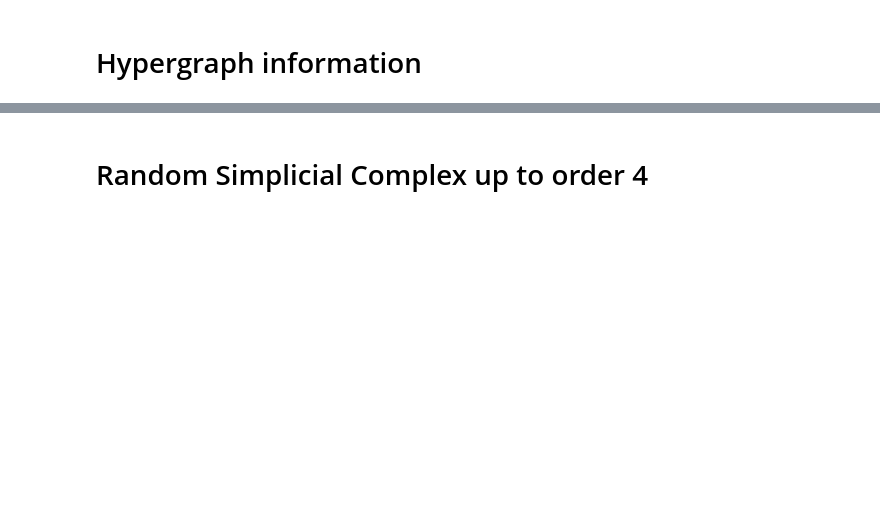
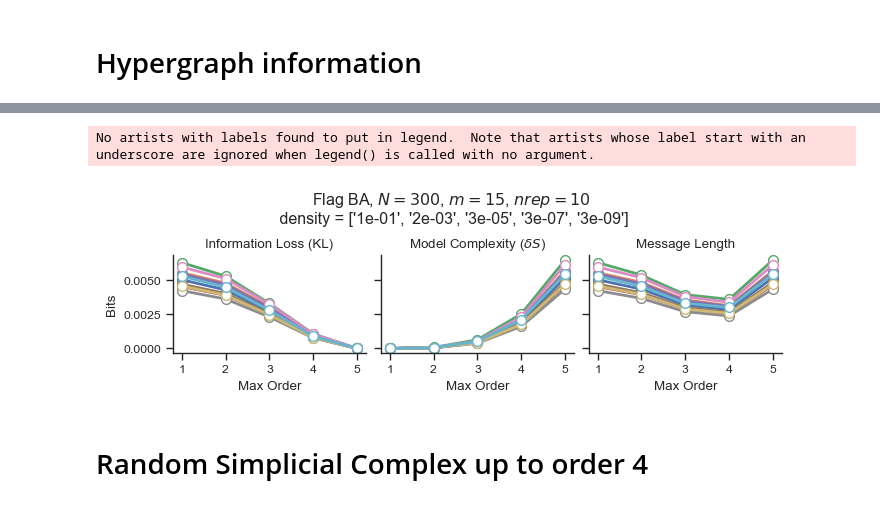
Before and after one commit to maximelucas/hypergraph_reducibility, a Jupyter notebook: notebooks/test_random_BA_max-v2.ipynb, the cells around one changed output, grey strips where cells are left out. Cells and saved outputs as stored; diff of their text form; code cells hidden in the pictures; blank space fills up the shorter version.

```diff
--- a/notebooks/test_random_BA_max-v2.ipynb
+++ b/notebooks/test_random_BA_max-v2.ipynb
@@ -22,11 +22,12 @@ results_dir = "../results/"
 out_dir  = f"{results_dir}synthetic/"
 # %%
 def plot_3panels(info_losses, complexities, orders, labels, legend_title=None):
-
 
     fig, (ax1, ax2, ax3) = plt.subplots(1, 3, figsize=(7, 2.1), constrained_layout=True, sharey=True)
 
     n = len(info_losses)
+    if labels is None:
+        labels = ["" for i in range(n)]
 
     for i in range(n):
         ax1.plot(orders[i], info_losses[i], "o-", label=labels[i], ms=7, mfc="w", lw=2)
@@ -61,0 +65,22 @@ def plot_3panels(info_losses, complexities, orders, labels, legend_title=None):
+# %%
+N = 300
+m = 15
+
+n_reps = 10
+
+Gs = []
+for i in tqdm(range(n_reps)):
+    Gs.append(nx.barabasi_albert_graph(N, m))
+#H0s = [xgi.flag_complex(G, max_order=5) for G in Gs]
+
+H0s = []
+for G in tqdm(Gs):
+    H0s.append(xgi.flag_complex(G, max_order=5))
+
+#H0 = xgi.random_simplicial_complex(N, ps=ps)
+
+orders = np.array(xgi.unique_edge_sizes(H0s[0])) - 1
+weights = np.ones(len(orders))
+max_order = max(orders)
+
+rescale = False
@@ -61,0 +113,3 @@ def plot_3panels(info_losses, complexities, orders, labels, legend_title=None):
+# %%
+dens = np.mean([[xgi.density(H0, d, ignore_singletons=True) for d in orders] for H0 in H0s], axis=0)
+dens
@@ -61,0 +119,8 @@ def plot_3panels(info_losses, complexities, orders, labels, legend_title=None):
+# %%
+Ds_H = np.zeros((n_reps,max_order))
+lZs_H = np.zeros((n_reps,max_order))
+
+for rep, H0 in tqdm(enumerate(H0s)):
+    tau_c = find_charact_tau(H0, orders, weights, rescale_per_node=rescale)
+    print(tau_c)
+    Ds_H[rep], lZs_H[rep], _ = compute_information(H0, tau_c, rescale_per_node=rescale, sparse=False)
@@ -62,3 +238,15 @@ def plot_3panels(info_losses, complexities, orders, labels, legend_title=None):
+# %%
+dens_str = [f"{i:.0e}" for i in dens]
+
+plot_3panels(Ds_H, lZs_H, [orders]*len(Ds_H), labels=None, legend_title="")
+plt.suptitle(f"Flag BA, $N = {N}$, $m={m}$, $nrep={n_reps}$ \n density = {dens_str}")
+
+fig_name = f"message_length_flag_BA_N_{N}_m_{m}_nrep_{n_reps}"
+
+plt.savefig(f"{out_dir}{fig_name}.png", dpi=250, bbox_inches="tight")
+# %% [output]
+No artists with labels found to put in legend.  Note that artists whose label start with an underscore are ignored when legend() is called with no argument.
+[figure, added]
 # %% [markdown]
 # Random Simplicial Complex up to order 4
 # %%
```
Also changed, not shown: parts of 14 cells of this notebook, 1 other file.
